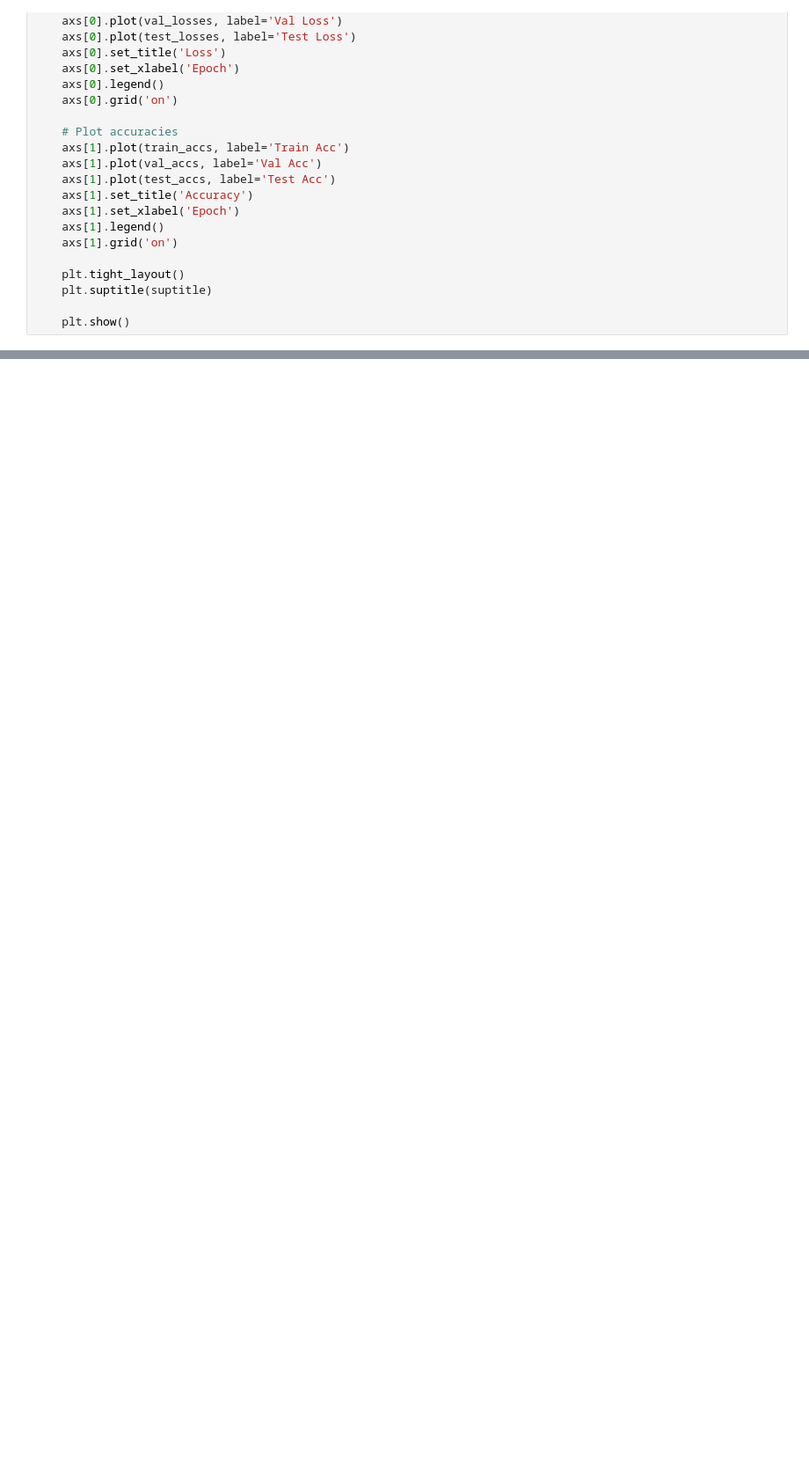
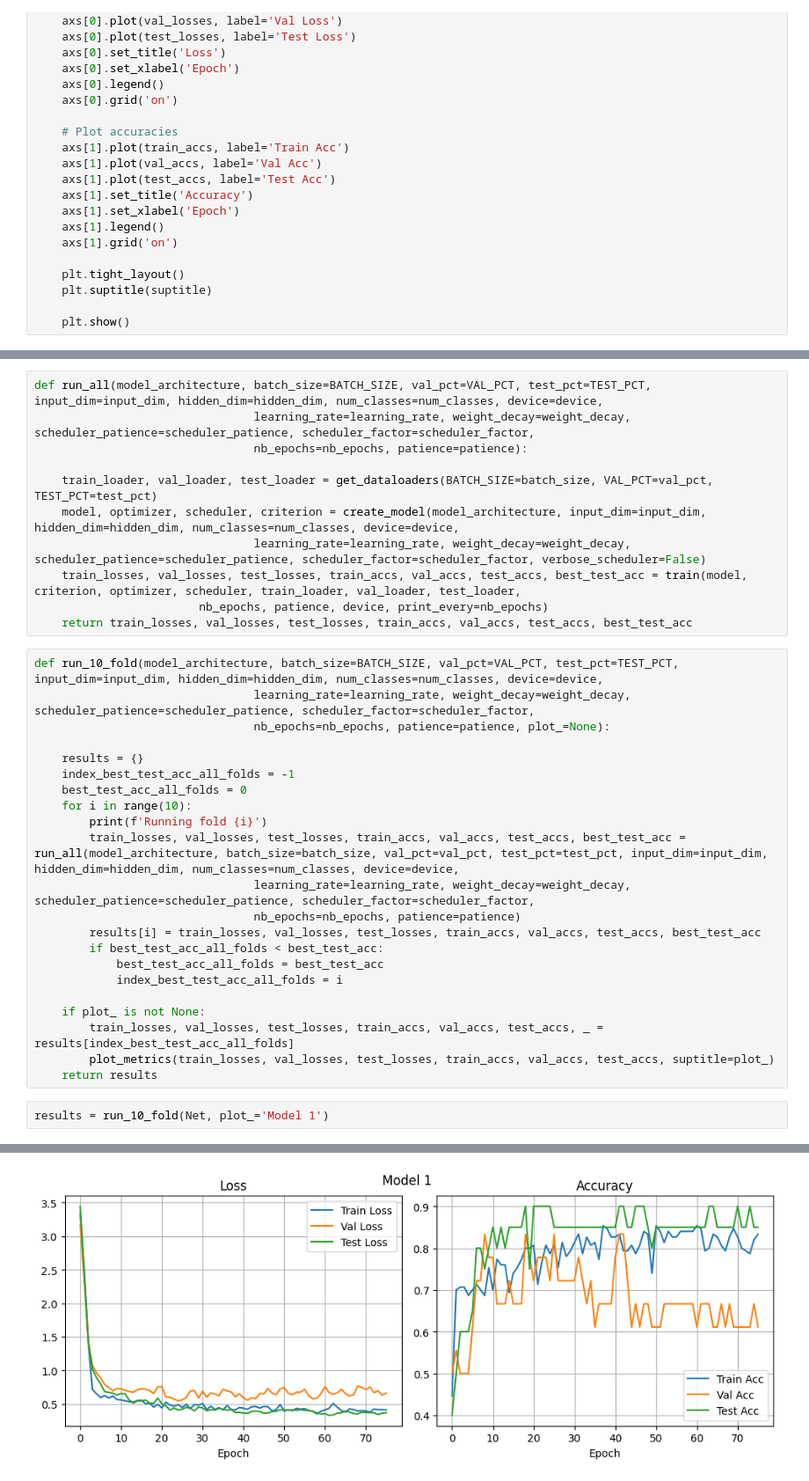
Before and after one commit to AntoineTSP/ML_research_seminar, a Jupyter notebook: MEWISPool/gnn_mewispool.ipynb, the cells around one changed output, grey strips where cells are left out. Shown at 88% size. Saved outputs shown, nothing was run; the diff lists cells and outputs as text; blank space fills up the shorter version.

```diff
--- a/MEWISPool/gnn_mewispool.ipynb
+++ b/MEWISPool/gnn_mewispool.ipynb
@@ -246,0 +353,36 @@ plot_metrics(train_losses, val_losses, test_losses, train_accs, val_accs, test_a
+# %%
+def run_all(model_architecture, batch_size=BATCH_SIZE, val_pct=VAL_PCT, test_pct=TEST_PCT, input_dim=input_dim, hidden_dim=hidden_dim, num_classes=num_classes, device=device,
+                                learning_rate=learning_rate, weight_decay=weight_decay, scheduler_patience=scheduler_patience, scheduler_factor=scheduler_factor,
+                                nb_epochs=nb_epochs, patience=patience):
+
+    train_loader, val_loader, test_loader = get_dataloaders(BATCH_SIZE=batch_size, VAL_PCT=val_pct, TEST_PCT=test_pct)
+    model, optimizer, scheduler, criterion = create_model(model_architecture, input_dim=input_dim, hidden_dim=hidden_dim, num_classes=num_classes, device=device,
+                                learning_rate=learning_rate, weight_decay=weight_decay, scheduler_patience=scheduler_patience, scheduler_factor=scheduler_factor, verbose_scheduler=False)
+    train_losses, val_losses, test_losses, train_accs, val_accs, test_accs, best_test_acc = train(model, criterion, optimizer, scheduler, train_loader, val_loader, test_loader,
+                        nb_epochs, patience, device, print_every=nb_epochs)
+    return train_losses, val_losses, test_losses, train_accs, val_accs, test_accs, best_test_acc
+# %%
+def run_10_fold(model_architecture, batch_size=BATCH_SIZE, val_pct=VAL_PCT, test_pct=TEST_PCT, input_dim=input_dim, hidden_dim=hidden_dim, num_classes=num_classes, device=device,
+                                learning_rate=learning_rate, weight_decay=weight_decay, scheduler_patience=scheduler_patience, scheduler_factor=scheduler_factor,
+                                nb_epochs=nb_epochs, patience=patience, plot_=None):
+
+    results = {}
+    index_best_test_acc_all_folds = -1
+    best_test_acc_all_folds = 0
+    for i in range(10):
+        print(f'Running fold {i}')
+        train_losses, val_losses, test_losses, train_accs, val_accs, test_accs, best_test_acc = run_all(model_architecture, batch_size=batch_size, val_pct=val_pct, test_pct=test_pct, input_dim=input_dim, hidden_dim=hidden_dim, num_classes=num_classes, device=device,
+                                learning_rate=learning_rate, weight_decay=weight_decay, scheduler_patience=scheduler_patience, scheduler_factor=scheduler_factor,
+                                nb_epochs=nb_epochs, patience=patience)
+        results[i] = train_losses, val_losses, test_losses, train_accs, val_accs, test_accs, best_test_acc
+        if best_test_acc_all_folds < best_test_acc:
+            best_test_acc_all_folds = best_test_acc
+            index_best_test_acc_all_folds = i
+
+    if plot_ is not None:
+        train_losses, val_losses, test_losses, train_accs, val_accs, test_accs, _ = results[index_best_test_acc_all_folds]
+        plot_metrics(train_losses, val_losses, test_losses, train_accs, val_accs, test_accs, suptitle=plot_)
+    return results
+# %%
+results = run_10_fold(Net, plot_='Model 1')
+# %% [output]
@@ -246,0 +406 @@ plot_metrics(train_losses, val_losses, test_losses, train_accs, val_accs, test_a
+[figure, added]
```
Also changed, not shown: parts of 19 cells of this notebook, 1 other file.
